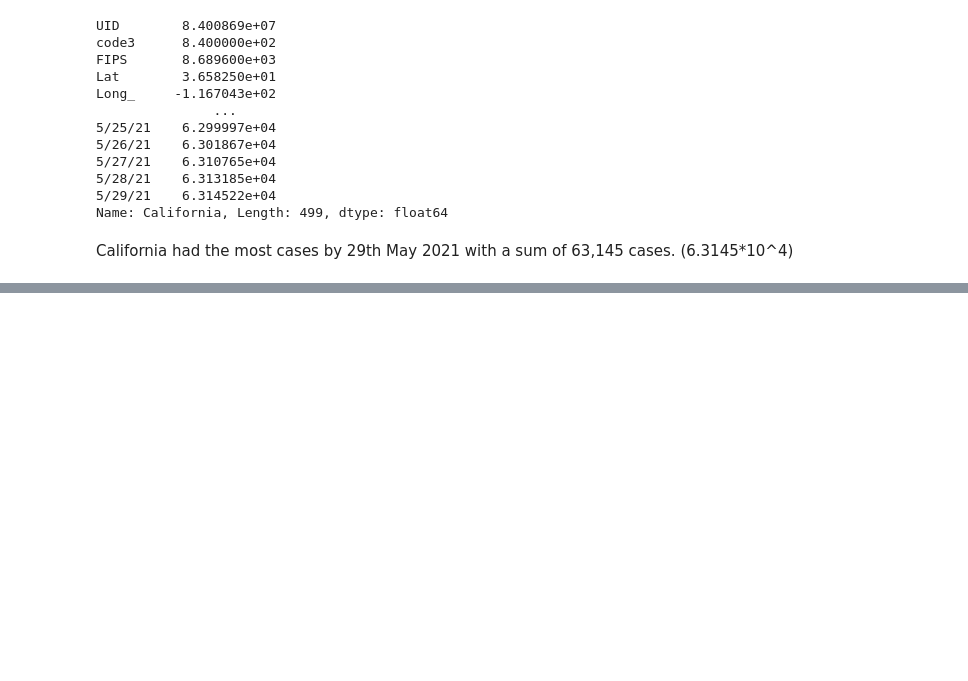
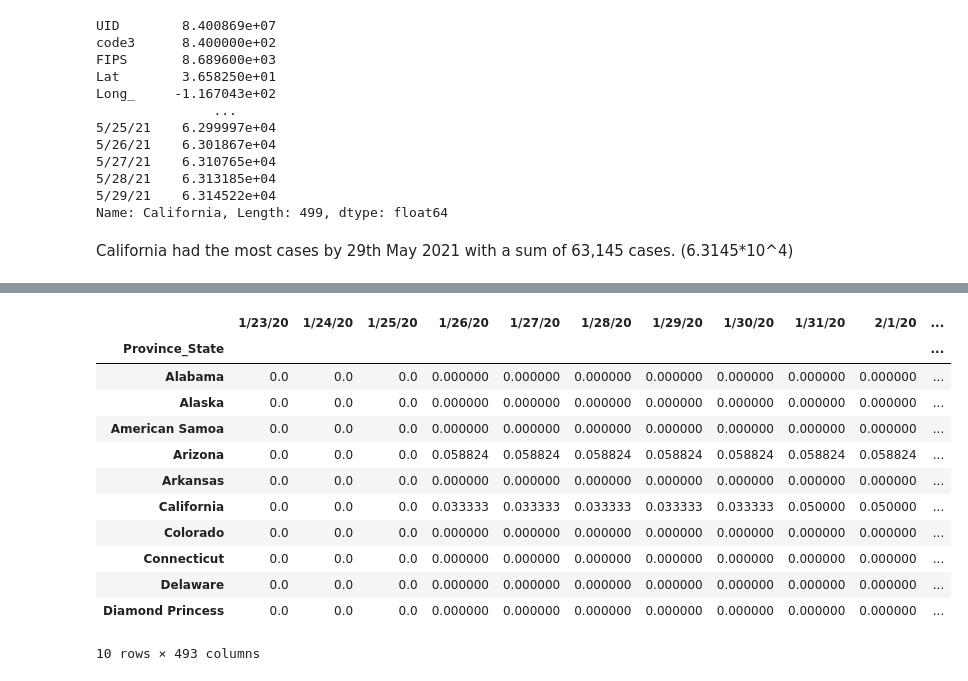
Before and after one commit to TomStarkey/COVID-data, a Jupyter notebook: covid_data.ipynb, the cells around one changed output, grey strips where cells are left out. Drawn from its saved outputs; the diff is of its cells as text; code cells hidden in the pictures; blank space fills up the shorter version.

```diff
--- a/covid_data.ipynb
+++ b/covid_data.ipynb
@@ -134,0 +139,22 @@ California had the most cases by 29th May 2021 with a sum of 63,145 cases. (6.31
+# %%
+final_col = ts_us_byprovince.columns[-1]
+ts_us_byprovince.sort_values(by=final_col, ascending=True)
+top_ten = ts_us_byprovince.head(10)
+top_ten
+
+top_ten = top_ten.iloc[:, 6:]
+top_ten
+# %% [output]
+|  | 1/23/20 | 1/24/20 | 1/25/20 | 1/26/20 | 1/27/20 | 1/28/20 | 1/29/20 | 1/30/20 | 1/31/20 | 2/1/20 | ... |
+| Province_State |  |  |  |  |  |  |  |  |  |  | ... |
+| Alabama | 0.0 | 0.0 | 0.0 | 0.000000 | 0.000000 | 0.000000 | 0.000000 | 0.000000 | 0.000000 | 0.000000 | ... |
+| Alaska | 0.0 | 0.0 | 0.0 | 0.000000 | 0.000000 | 0.000000 | 0.000000 | 0.000000 | 0.000000 | 0.000000 | ... |
+| American Samoa | 0.0 | 0.0 | 0.0 | 0.000000 | 0.000000 | 0.000000 | 0.000000 | 0.000000 | 0.000000 | 0.000000 | ... |
+| Arizona | 0.0 | 0.0 | 0.0 | 0.058824 | 0.058824 | 0.058824 | 0.058824 | 0.058824 | 0.058824 | 0.058824 | ... |
+| Arkansas | 0.0 | 0.0 | 0.0 | 0.000000 | 0.000000 | 0.000000 | 0.000000 | 0.000000 | 0.000000 | 0.000000 | ... |
+| California | 0.0 | 0.0 | 0.0 | 0.033333 | 0.033333 | 0.033333 | 0.033333 | 0.033333 | 0.050000 | 0.050000 | ... |
+| Colorado | 0.0 | 0.0 | 0.0 | 0.000000 | 0.000000 | 0.000000 | 0.000000 | 0.000000 | 0.000000 | 0.000000 | ... |
+| Connecticut | 0.0 | 0.0 | 0.0 | 0.000000 | 0.000000 | 0.000000 | 0.000000 | 0.000000 | 0.000000 | 0.000000 | ... |
+| Delaware | 0.0 | 0.0 | 0.0 | 0.000000 | 0.000000 | 0.000000 | 0.000000 | 0.000000 | 0.000000 | 0.000000 | ... |
+| Diamond Princess | 0.0 | 0.0 | 0.0 | 0.000000 | 0.000000 | 0.000000 | 0.000000 | 0.000000 | 0.000000 | 0.000000 | ... |
+10 rows × 493 columns
```
Also changed, not shown: parts of 2 cells of this notebook.
